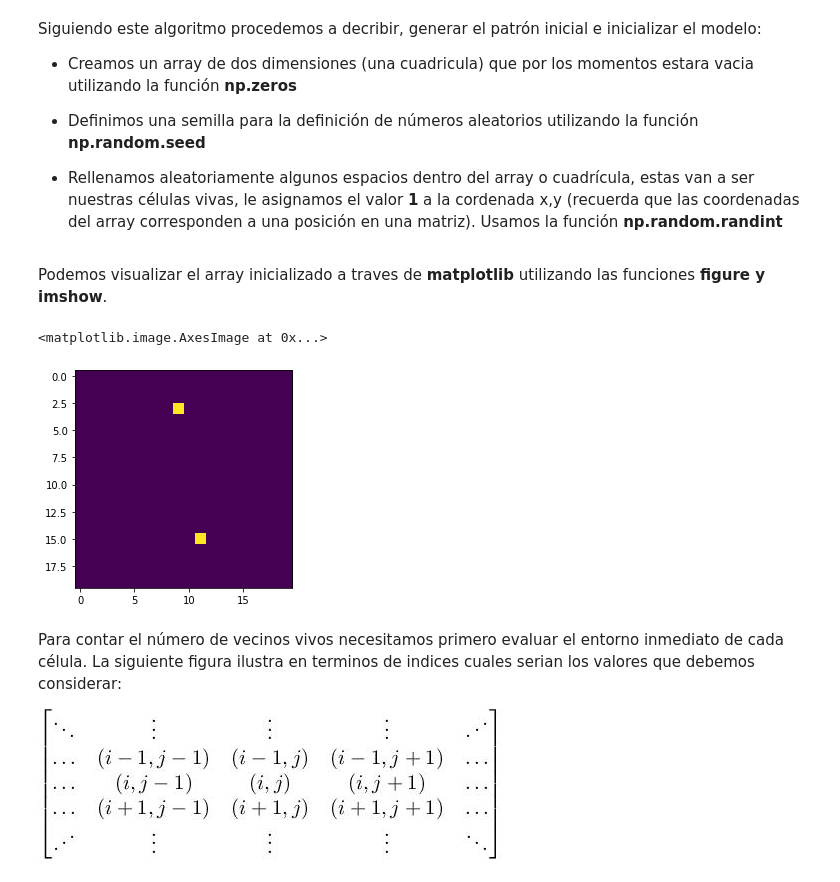
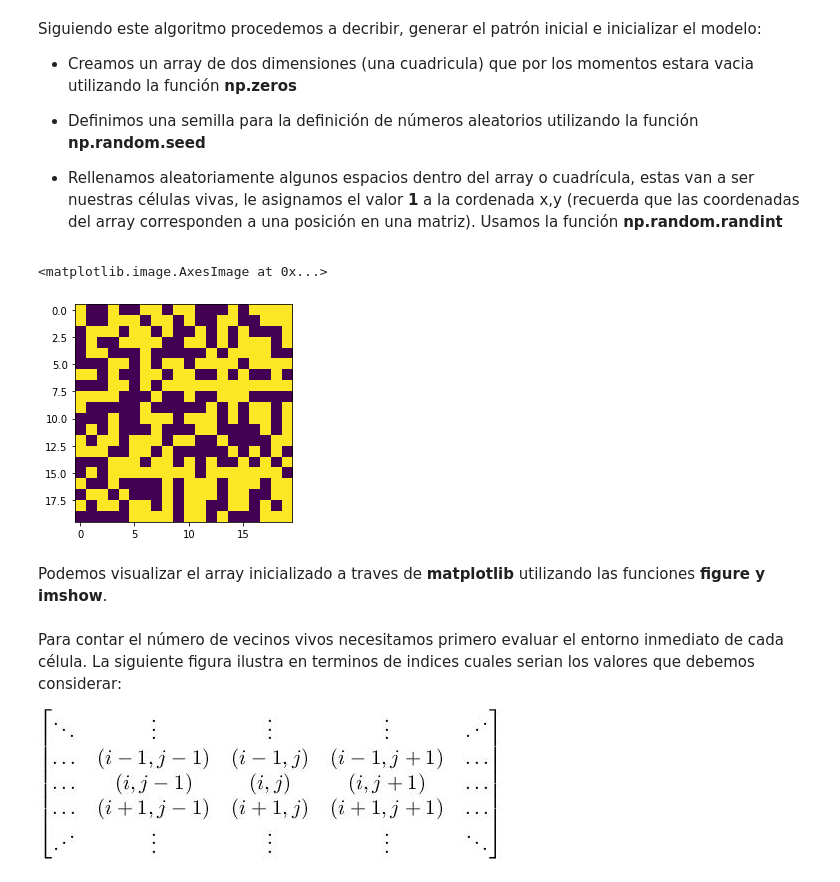
Before and after one commit to COFAlumni-USB/Physics-REBoot-Applied-Science-Bootcamp, a Jupyter notebook: Resultados_Hands-On_Estudiantes/Dia 1/CarlosCastillo_Juego_de_la_Vida.ipynb, the cells around one changed output. Cells and saved outputs as stored; diff of their text form; code cells hidden in the pictures.

```diff
--- a/Resultados_Hands-On_Estudiantes/Dia 1/CarlosCastillo_Juego_de_la_Vida.ipynb
+++ b/Resultados_Hands-On_Estudiantes/Dia 1/CarlosCastillo_Juego_de_la_Vida.ipynb
@@ -67,11 +49,37 @@ Grid[(idx[0],idx[1])] = 1 #Argumentos columna 0 y columna 1
+# %%
+#Definir el tamaNo del grid
+DimensionX=20
+DimensionY=20
+
+# Inicializamos el array 2D, que llamaremos grid:
+Grid  = np.zeros((DimensionX,DimensionY)) #Esto es un ejemplo, en nuestro caso X=Y
+
+a=np.random.randint(1,DimensionX*DimensionY)
+# Fijamos el seed para asi garantizar reproductibilidad de los resultados usando la funcion random seed
+np.random.seed()
+#creamos las posiciones aleatoria
+
+pos_alea=[] #lista de elementos aleatorios a usar
+
+#Creamos una lista de funciones aleatorias
+for i in range(a):
+  coord1=np.random.randint(0,DimensionX)
+  coord2=np.random.randint(0,DimensionY)
+  pos_alea.append([coord1,coord2])
+ # Se imprime la lista de las posiciones aleatorias
+ #con el juego de la vida lasa celuclas vivias se modifican de la forma
+for i in range(len(pos_alea)):
+   Grid[pos_alea[i][0],pos_alea[i][1]]=1
+
+
+
+plt.figure()
+plt.imshow(Grid)
+# %% [output]
+<matplotlib.image.AxesImage at 0x...>
+[figure, added]
 # %% [markdown]
 Podemos visualizar el array inicializado a traves de **matplotlib** utilizando las funciones **figure y imshow**.
-# %%
-plt.figure()
-plt.imshow(Grid)
-# %% [output]
-<matplotlib.image.AxesImage at 0x...>
-[figure, removed]
 # %% [markdown]
 Para contar el número de vecinos vivos necesitamos primero evaluar el entorno inmediato de cada célula. La siguiente figura ilustra en terminos de indices cuales serian los valores que debemos considerar:
 
```
Also changed, not shown: parts of 8 cells of this notebook.
